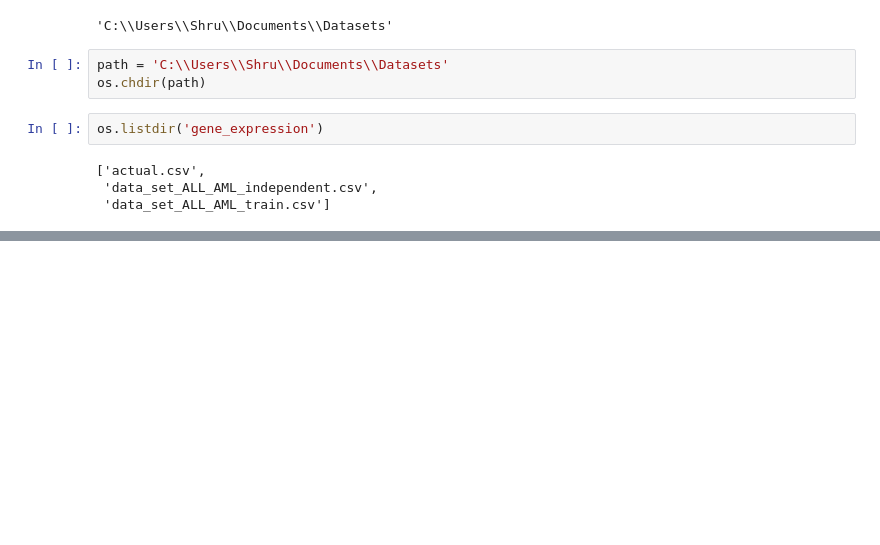
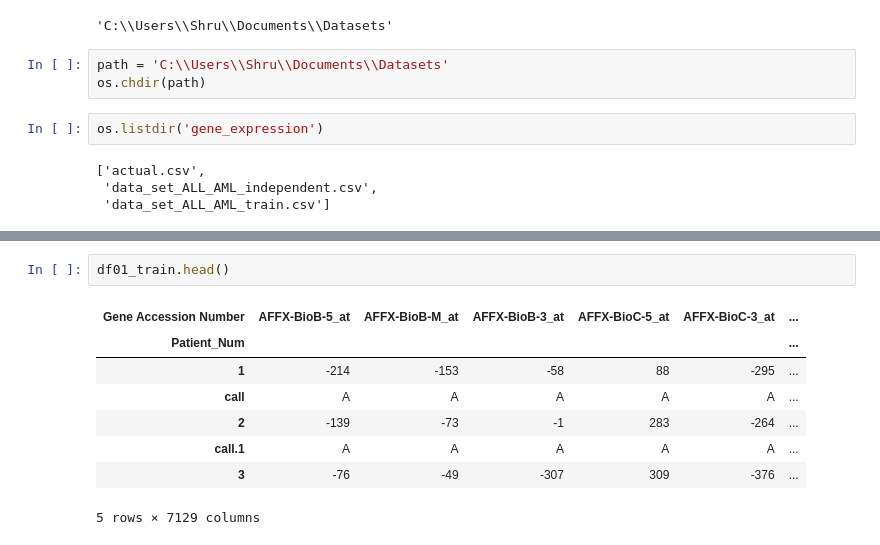
Before and after one commit to srtandon/Capstone-2-Cancer-Classification, a Jupyter notebook: Gene_Expression.ipynb, the cells around one changed output, grey strips where cells are left out. Saved outputs shown, nothing was run; the diff lists cells and outputs as text; blank space fills up the shorter version.

```diff
--- a/Gene_Expression.ipynb
+++ b/Gene_Expression.ipynb
@@ -35,0 +37,11 @@ df_train = df_train.rename(columns={'Gene Accession Number':'Patient_Num'})
+# %%
+df01_train.head()
+# %% [output]
+| Gene Accession Number | AFFX-BioB-5_at | AFFX-BioB-M_at | AFFX-BioB-3_at | AFFX-BioC-5_at | AFFX-BioC-3_at | ... |
+| Patient_Num |  |  |  |  |  | ... |
+| 1 | -214 | -153 | -58 | 88 | -295 | ... |
+| call | A | A | A | A | A | ... |
+| 2 | -139 | -73 | -1 | 283 | -264 | ... |
+| call.1 | A | A | A | A | A | ... |
+| 3 | -76 | -49 | -307 | 309 | -376 | ... |
+5 rows × 7129 columns
```
Also changed, not shown: parts of 27 cells of this notebook.
